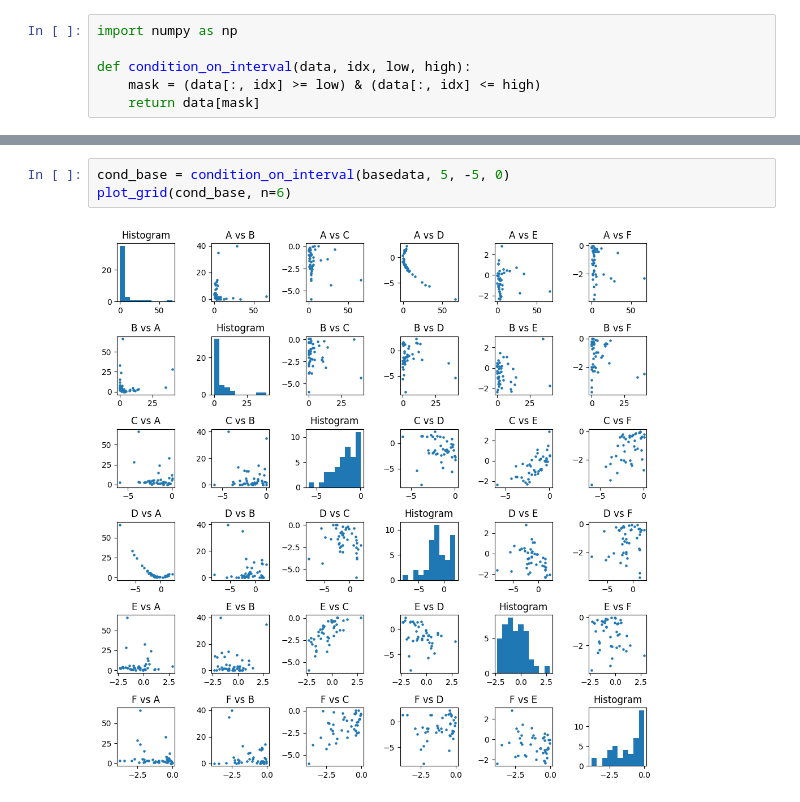
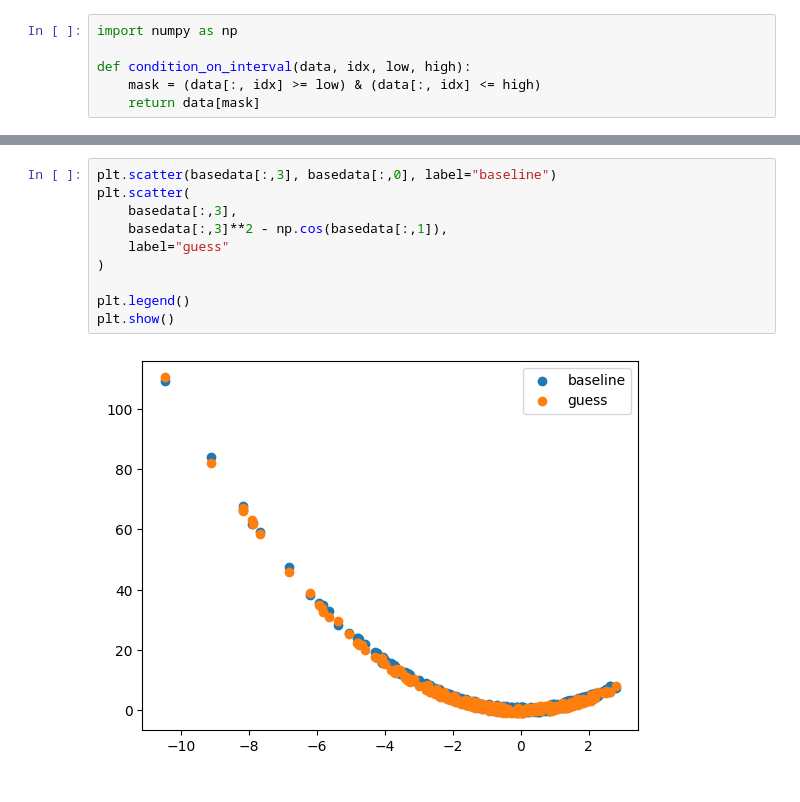
Before and after one commit to katinka314/AL_graph_project, a Jupyter notebook: scatterplots.ipynb, the cells around one changed output, grey strips where cells are left out. Drawn from its saved outputs; the diff is of its cells as text.

```diff
--- a/scatterplots.ipynb
+++ b/scatterplots.ipynb
@@ -64,5 +75,12 @@ plot_grid(cond_base, n=6)
-# %%
-cond_base = condition_on_interval(basedata, 5, -5, 0)
-plot_grid(cond_base, n=6)
-# %% [output]
-[figure, removed]
+# %%
+plt.scatter(basedata[:,3], basedata[:,0], label="baseline")
+plt.scatter(
+    basedata[:,3],
+    basedata[:,3]**2 - np.cos(basedata[:,1]),
+    label="guess"
+)
+
+plt.legend()
+plt.show()
+# %% [output]
+[figure, added]
```
Also changed, not shown: parts of 5 cells of this notebook.
